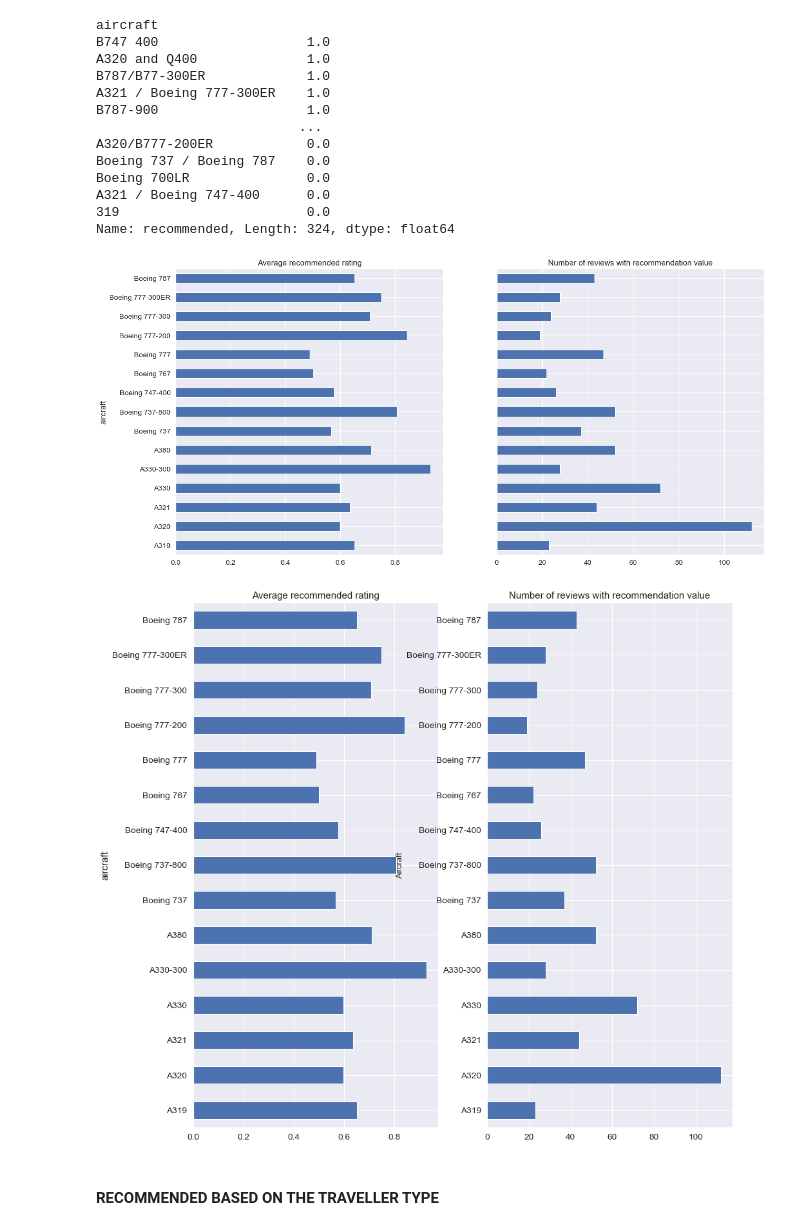
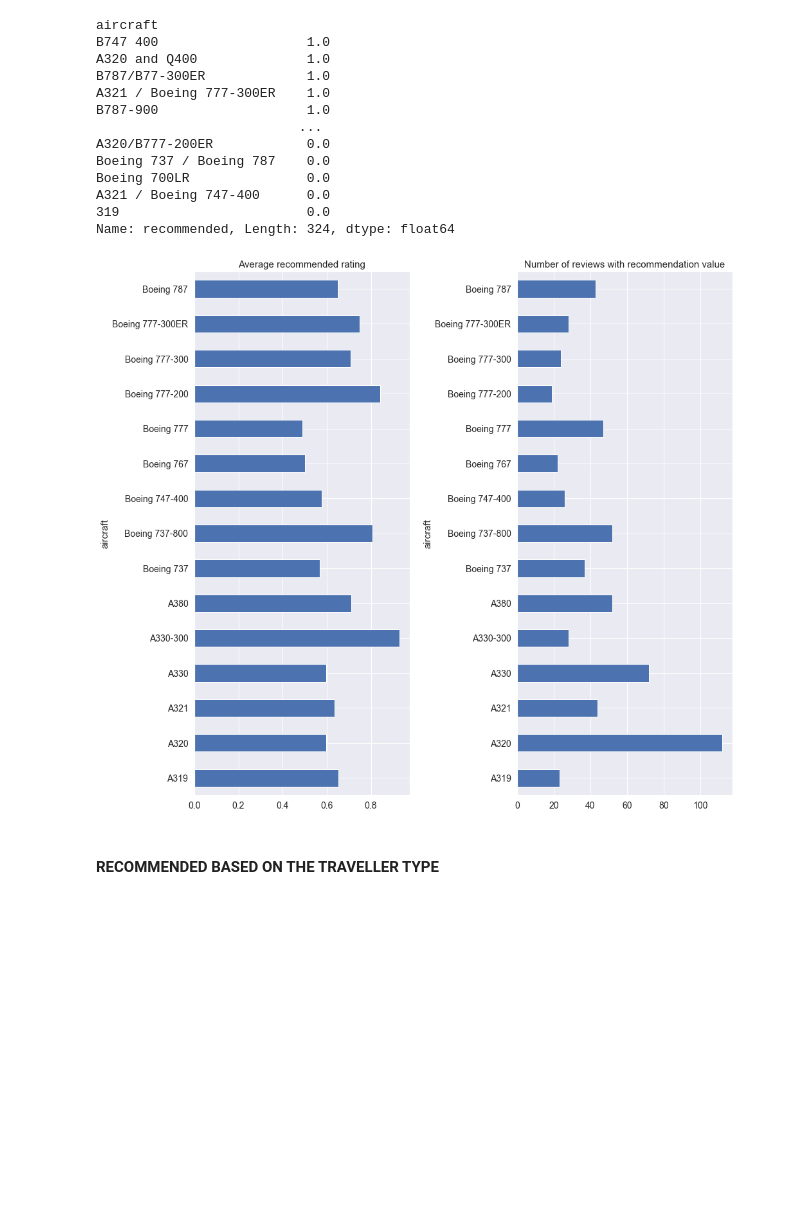
Before and after one commit to monikakrajnc/Capstone-Project-2, a Jupyter notebook: Exploratory_data_analysis.ipynb, the cells around one changed output. Drawn from its saved outputs; the diff is of its cells as text; code cells hidden in the pictures; blank space fills up the shorter version.

```diff
--- a/Exploratory_data_analysis.ipynb
+++ b/Exploratory_data_analysis.ipynb
@@ -801,29 +785,18 @@ A321 / Boeing 747-400      0.0
 319                        0.0
 Name: recommended, Length: 324, dtype: float64
 # %%
-# plot an average recommended rating and their number per aircraft
-fig, (axes1, axes2) = plt.subplots(1, 2, figsize=(20, 10), sharey=True)
+# plotting for the same aircrafts as for overall rating
+# plot a number of reviews and average recommended reviews for each aircraft
+fig, ax = plt.subplots(ncols = 2, figsize=(15, 15))
 
-top_15_aircrafts_df.groupby('aircraft')['recommended'].mean().plot(kind='barh', ax=axes1)
-axes1.set_title('Average recommended rating')
-#axes1.yaxis.tick_right()
-top_15_aircrafts_df.groupby('aircraft')['recommended'].count().plot(kind='barh', ax=axes2)
-axes2.set_title('Number of reviews with recommendation value')
+top_15_aircrafts_df.groupby('aircraft')['recommended'].mean().plot.barh(ax=ax[0], fontsize=14, title='Average recommended rating')
+top_15_aircrafts_df.groupby('aircraft')['recommended'].count().plot.barh(ax=ax[1], fontsize=14, title='Number of reviews with recommendation value')
+#plt.xlabel('Average Rating', fontsize=13)
+#plt.ylabel('Aircraft', fontsize=13)
+plt.subplots_adjust(wspace = 0.5)
 plt.show()
 # %% [output]
-[figure, old version]
+[figure, new version]
-# %%
-# plotting for the same aircrafts as for overall rating
-# plot a number of reviews and average recommended reviews for each aircraft
-fig, ax = plt.subplots(ncols = 2, figsize=(15, 15))
-
-top_15_aircrafts_df.groupby('aircraft')['recommended'].mean().plot.barh(ax=ax[0], title='Average recommended rating')
-top_15_aircrafts_df.groupby('aircraft')['recommended'].count().plot.barh(ax=ax[1], title='Number of reviews with recommendation value')
-#plt.xlabel('Average Rating', fontsize=13)
-plt.ylabel('Aircraft', fontsize=13)
-plt.show()
-# %% [output]
-[figure, removed]
 # %% [markdown]
 #### RECOMMENDED BASED ON THE TRAVELLER TYPE
 # %%
```
Also changed, not shown: parts of 16 cells of this notebook, 6 other files.
